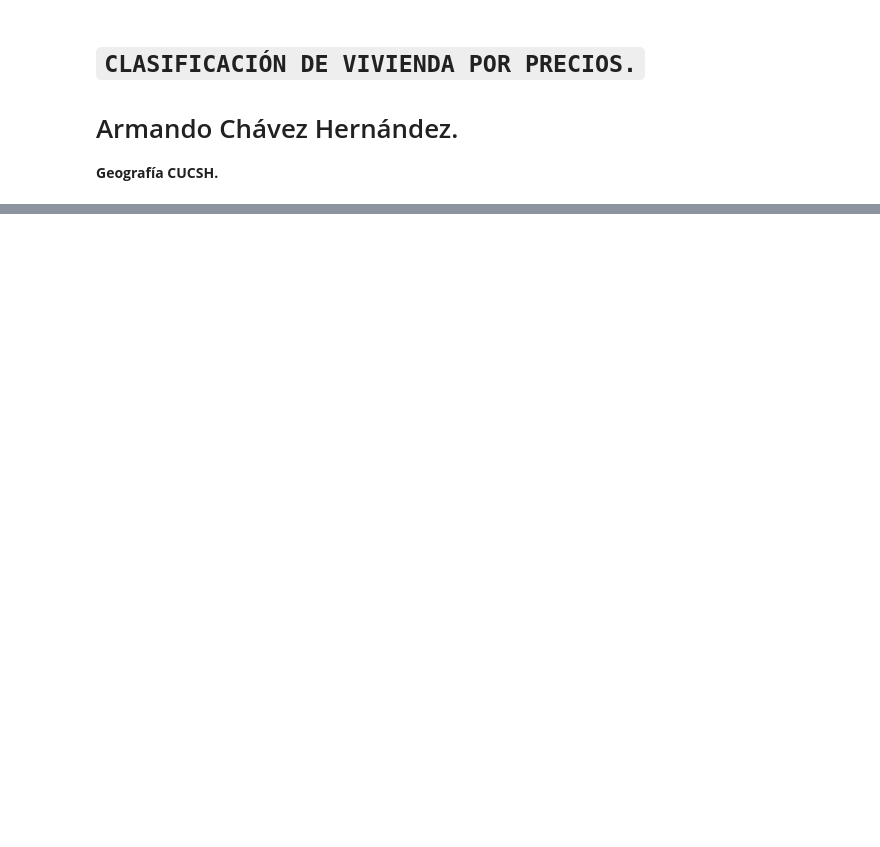
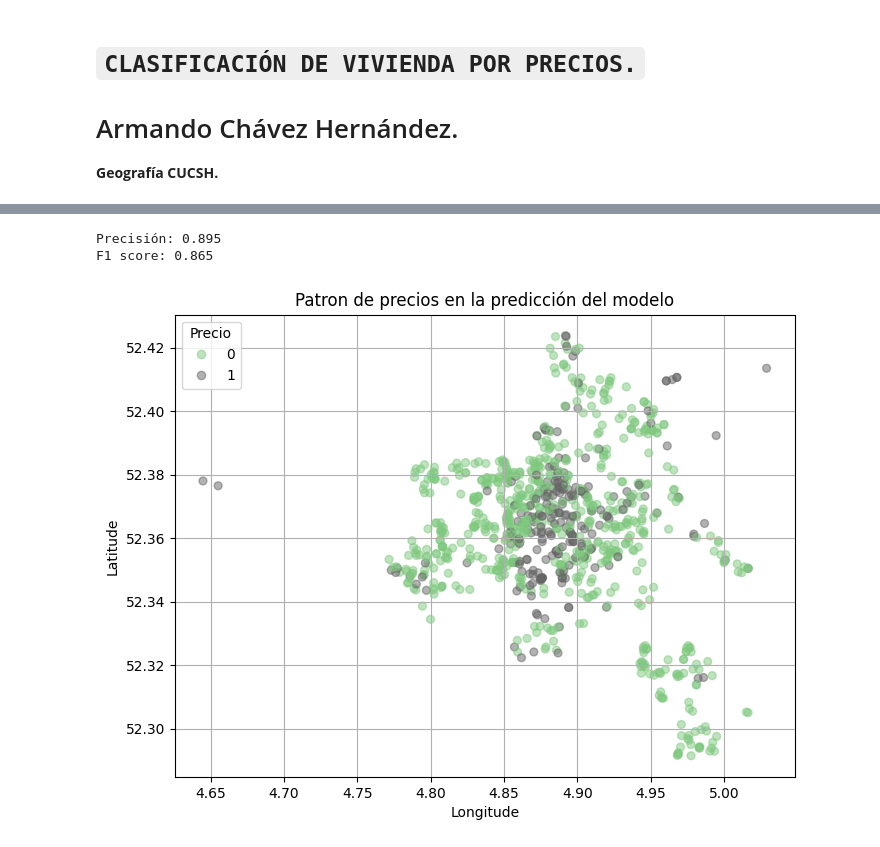
Before and after one commit to armandochernandez-ai/Curso-python-slava, a Jupyter notebook: Unidad_3/Viviendas.ipynb, the cells around one changed output, grey strips where cells are left out. Saved outputs shown, nothing was run; the diff lists cells and outputs as text; code cells hidden in the pictures; blank space fills up the shorter version.

```diff
--- a/Unidad_3/Viviendas.ipynb
+++ b/Unidad_3/Viviendas.ipynb
@@ -99,33 +137,34 @@ print(y_test.shape)
 # %%
 #ENTRENAR Y EVALUAR MODELO
-
-from sklearn.tree import DecisionTreeClassifier
-from sklearn.metrics import classification_report
 
 dtree = DecisionTreeClassifier(criterion='entropy', max_features=3, splitter='best',
                                      max_depth=6, min_samples_split=4, random_state=3)
 dtree.fit(X_train, y_train)
 y_pred = dtree.predict(X_test)
 
 report = classification_report(y_test, y_pred, output_dict=True)
 
 print("Precisión: {}".format(round(report['accuracy'], 3)))
 print("F1 score: {}".format(round(report['macro avg']['f1-score'], 3)))
 
-#VISUALIZAR PREDICCIÓND E DATOS DEL MODELO
+#VISUALIZAR PREDICCIÓN DE DATOS DEL MODELO
 
 y_pred_full = dtree.predict(X_full.values)
-levels_predict, categories_predict = pd.factorize(y_pred_full)
+nivel_predict, categoria_predict = pd.factorize(y_pred_full)
 
 plt.figure(figsize=(8, 6))
 scatter_predict = plt.scatter(x='Lon', y='Lat', data=datos_vivienda,
-                      c=levels_predict, s=32, alpha=.5)
+                      c=nivel_predict, s=32, alpha=.5, cmap='Accent')
 plt.title('Patron de precios en la predicción del modelo')
 plt.xlabel('Longitude')
 plt.ylabel('Latitude')
 plt.grid(True)
-plt.legend(scatter_predict.legend_elements()[0], categories_predict, title='Precio')
+plt.legend(scatter_predict.legend_elements()[0], categoria_predict, title='Precio')
 plt.show()
+# %% [output]
+Precisión: 0.895
+F1 score: 0.865
+[figure, added]
 # %%
 #VISUALIZAR LA DIFERENCIA ENTRE EL MODELO Y VALORES REALES, GRADO DE PRECISIÓN
 
```
Also changed, not shown: parts of 5 cells of this notebook.
